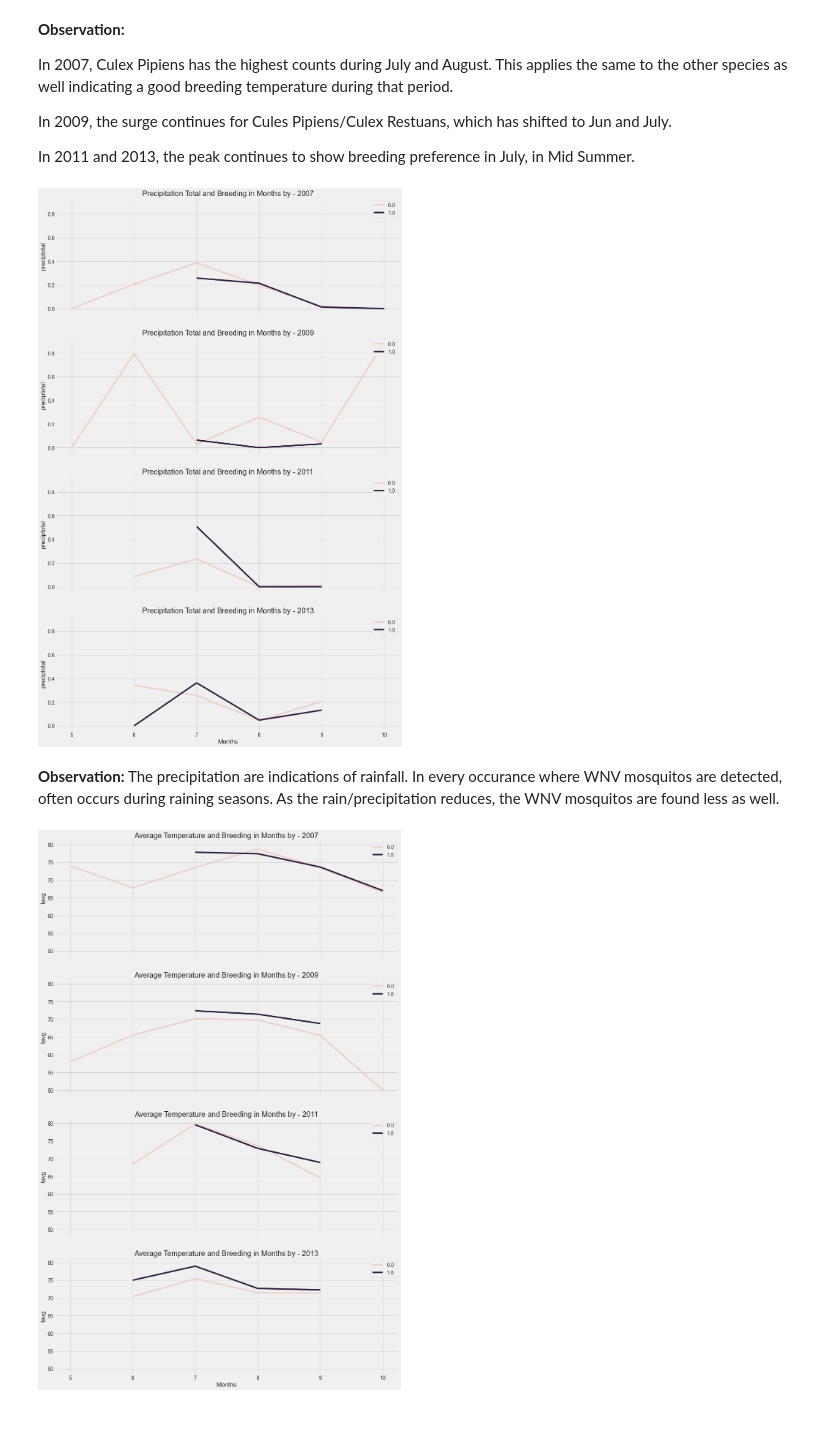
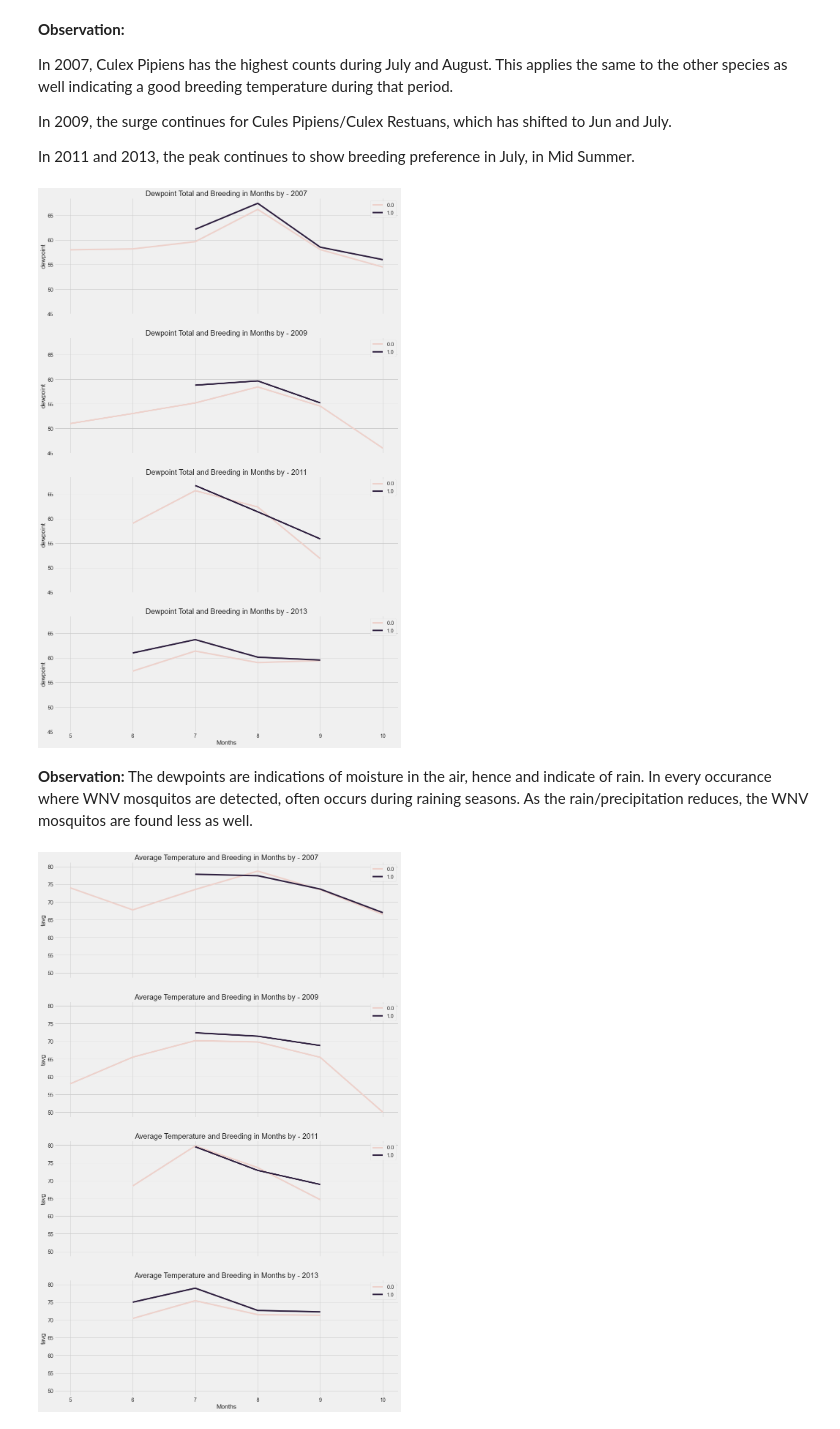
Before and after one commit to JeanLiew/WNV-Predictive-Model, a Jupyter notebook: code/2.2_EDA_weather.ipynb, the cells around one changed output. Cells and saved outputs as stored; diff of their text form; code cells hidden in the pictures.

```diff
--- a/code/2.2_EDA_weather.ipynb
+++ b/code/2.2_EDA_weather.ipynb
@@ -270,20 +270,20 @@ In 2011 and 2013, the peak continues to show breeding preference in July, in Mid
 # %%
 fig, ax = plt.subplots(4,1, figsize = (15,25), sharex=True, sharey=True)
 ax = ax.ravel()
 
 for n, col in enumerate([2007, 2009, 2011, 2013]):
     sns.lineplot(data=train_copy[train_copy.date.dt.year == col], x=train_copy.date.dt.month,
-                    y='preciptotal',hue='wnvpresent', ci=None, ax=ax[n])
-    ax[n].set_title(f'Precipitation Total and Breeding in Months by - {col}')
+                    y='dewpoint',hue='wnvpresent', ci=None, ax=ax[n])
+    ax[n].set_title(f'Dewpoint Total and Breeding in Months by - {col}')
     ax[n].set_xlabel('Months')
     ax[n].legend(loc='upper right')
 
-plt.savefig('../images/Precip_Total_Month_Year.png',)
+plt.savefig('../images/Dewpoint_Month_Year.png',)
 plt.show()
 # %% [output]
-[figure, old version]
+[figure, new version]
 # %% [markdown]
-**Observation:** The precipitation are indications of rainfall. In every occurance where WNV mosquitos are detected, often occurs during raining seasons. As the rain/precipitation reduces, the WNV mosquitos are found less as well.
+**Observation:** The dewpoints are indications of moisture in the air, hence and indicate of rain. In every occurance where WNV mosquitos are detected, often occurs during raining seasons. As the rain/precipitation reduces, the WNV mosquitos are found less as well.
 # %%
 fig, ax = plt.subplots(4,1, figsize = (15,25), sharex=True, sharey=True)
 ax = ax.ravel()
```
